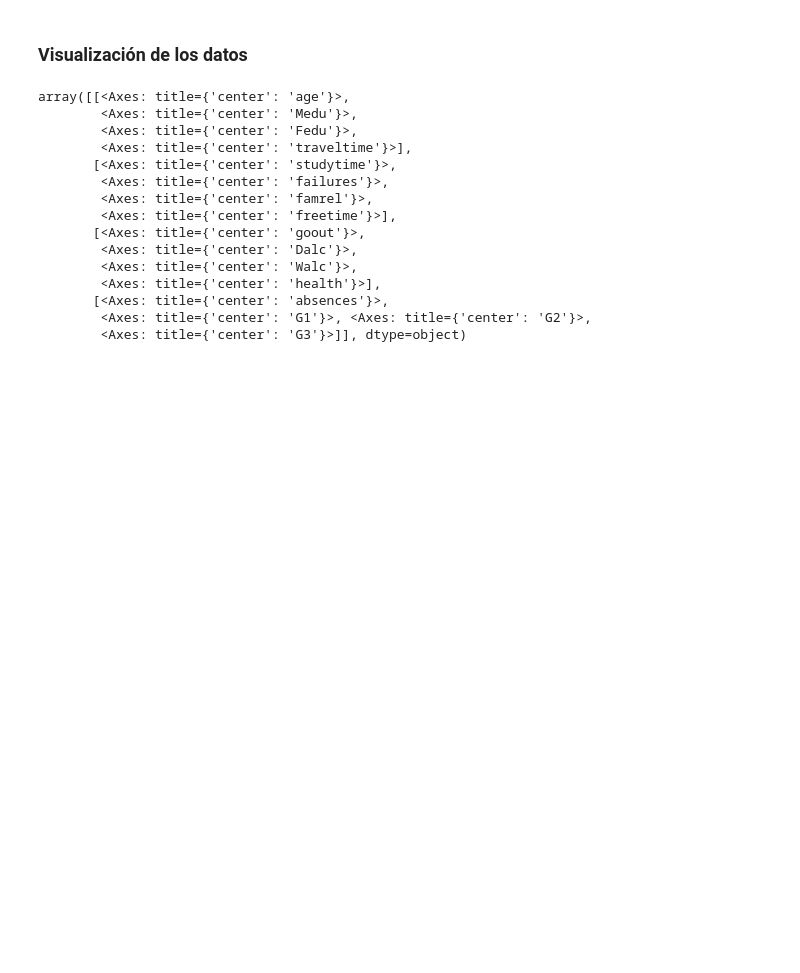
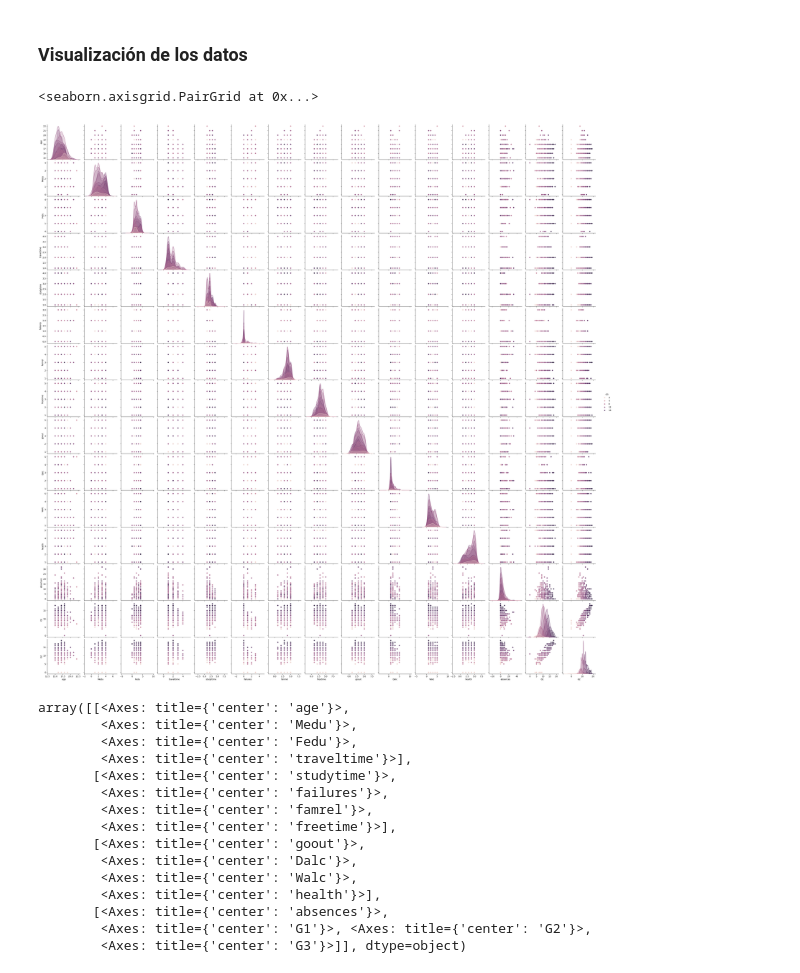
Before and after one commit to RafaelTakata0105/proyect-data-analysis, a Jupyter notebook: notebooks/proyect.ipynb, the cells around one changed output. Saved outputs shown, nothing was run; the diff lists cells and outputs as text; code cells hidden in the pictures; blank space fills up the shorter version.

```diff
--- a/notebooks/proyect.ipynb
+++ b/notebooks/proyect.ipynb
@@ -133,6 +133,11 @@ porclass_df.describe()
 | max | 22.000000 | 4.000000 | 4.000000 | 4.000000 | 4.000000 | 3.000000 | 5.000000 | 5.000000 | 5.000000 | 5.000000 | ... |
 # %% [markdown]
 ### Visualización de los datos
+# %%
+sns.pairplot(porclass_df, hue= 'G3')
+# %% [output]
+<seaborn.axisgrid.PairGrid at 0x...>
+[figure, added]
 # %%
 porclass_df.hist(ylabelsize=5, xlabelsize= 0, bins=10)
 # %% [output]
```
Also changed, not shown: parts of 18 cells of this notebook.
